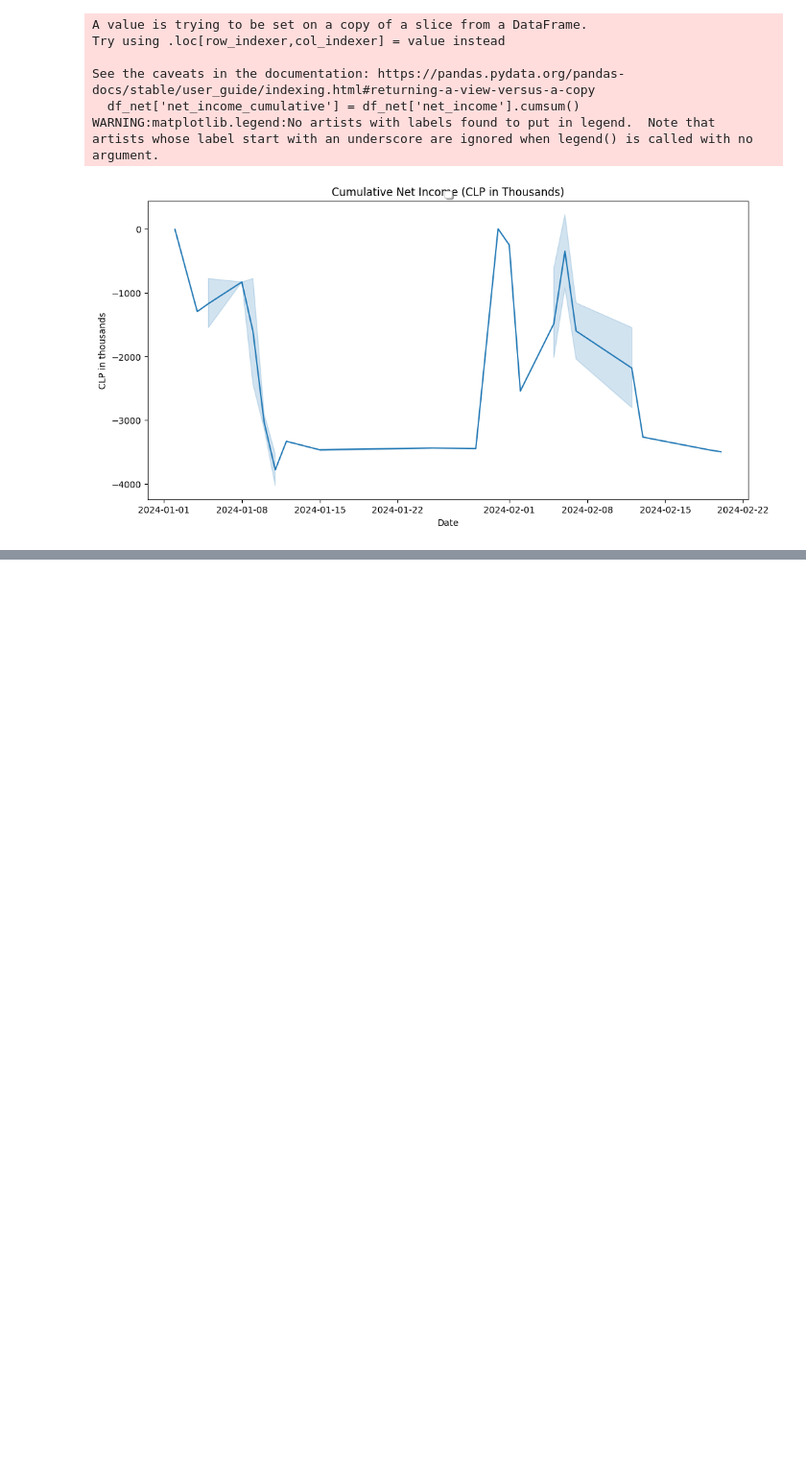
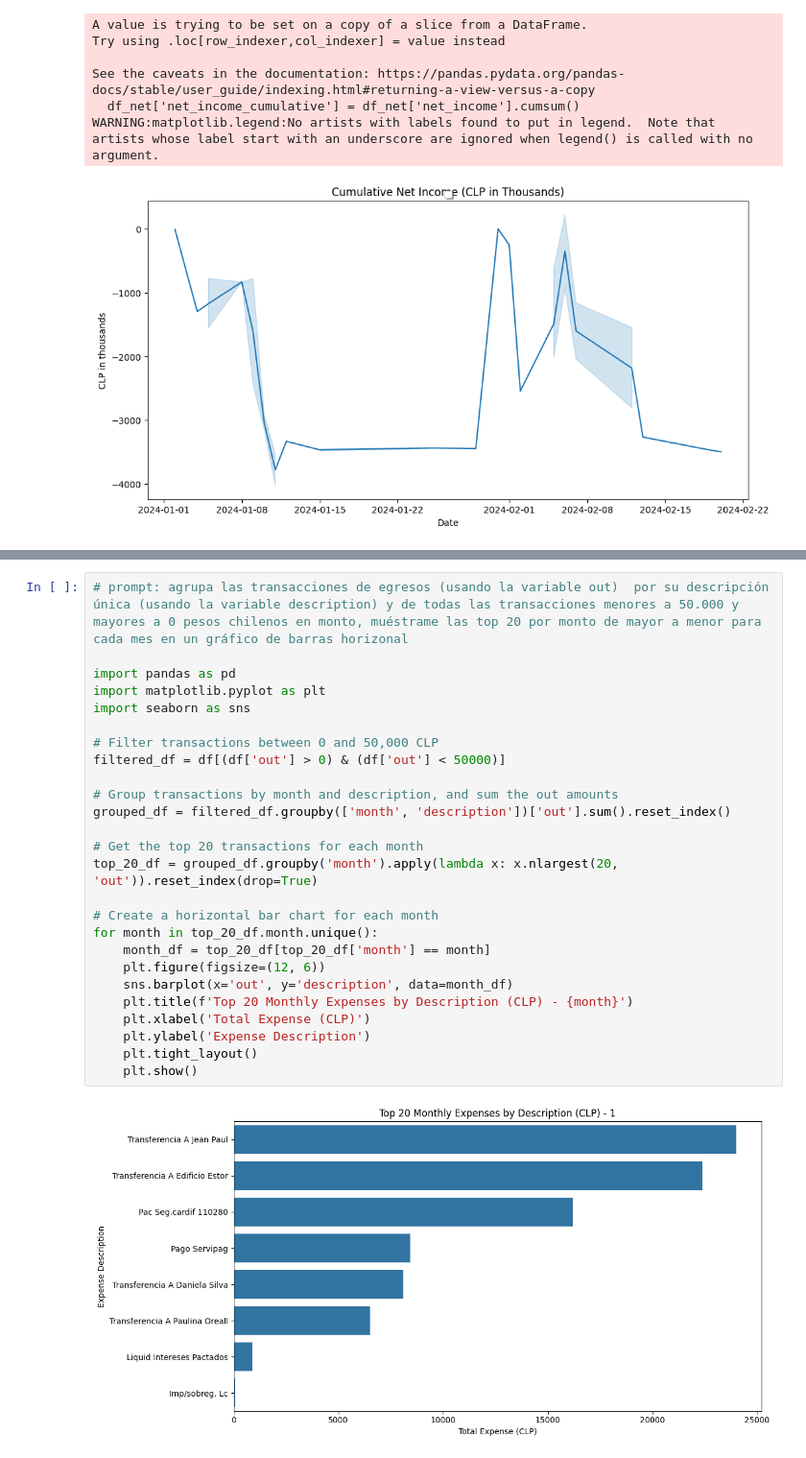
Before and after one commit to iair/financial_health, a Jupyter notebook: financial_health.ipynb, the cells around one changed output, grey strips where cells are left out. Shown: that part at 96% size. Drawn from its saved outputs; the diff is of its cells as text; blank space fills up the shorter version.

```diff
--- a/financial_health.ipynb
+++ b/financial_health.ipynb
@@ -254,0 +296,28 @@ WARNING:matplotlib.legend:No artists with labels found to put in legend.  Note t
+# %%
+# prompt: agrupa las transacciones de egresos (usando la variable out)  por su descripción única (usando la variable description) y de todas las transacciones menores a 50.000 y mayores a 0 pesos chilenos en monto, muéstrame las top 20 por monto de mayor a menor para cada mes en un gráfico de barras horizonal
+
+import pandas as pd
+import matplotlib.pyplot as plt
+import seaborn as sns
+
+# Filter transactions between 0 and 50,000 CLP
+filtered_df = df[(df['out'] > 0) & (df['out'] < 50000)]
+
+# Group transactions by month and description, and sum the out amounts
+grouped_df = filtered_df.groupby(['month', 'description'])['out'].sum().reset_index()
+
+# Get the top 20 transactions for each month
+top_20_df = grouped_df.groupby('month').apply(lambda x: x.nlargest(20, 'out')).reset_index(drop=True)
+
+# Create a horizontal bar chart for each month
+for month in top_20_df.month.unique():
+    month_df = top_20_df[top_20_df['month'] == month]
+    plt.figure(figsize=(12, 6))
+    sns.barplot(x='out', y='description', data=month_df)
+    plt.title(f'Top 20 Monthly Expenses by Description (CLP) - {month}')
+    plt.xlabel('Total Expense (CLP)')
+    plt.ylabel('Expense Description')
+    plt.tight_layout()
+    plt.show()
+# %% [output]
+[figure, added]
```
Also changed, not shown: parts of 15 cells of this notebook.
